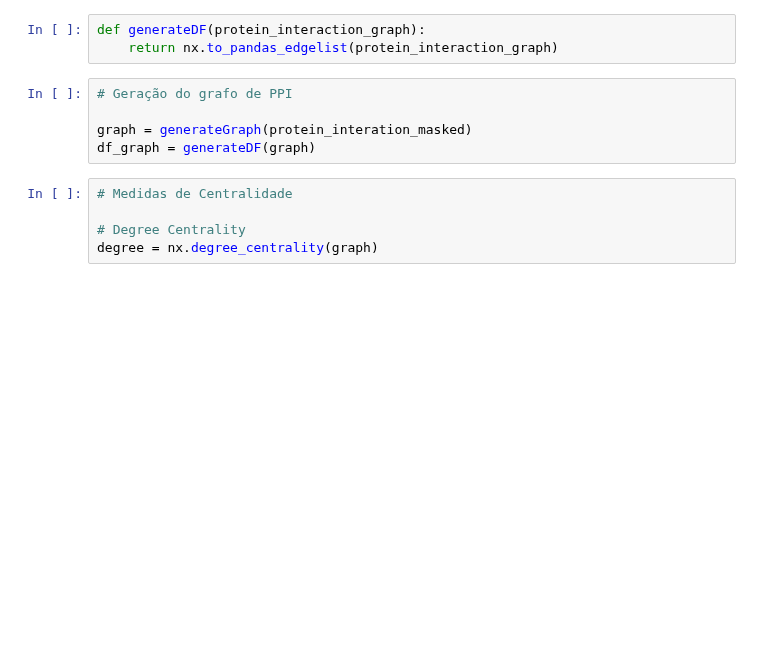
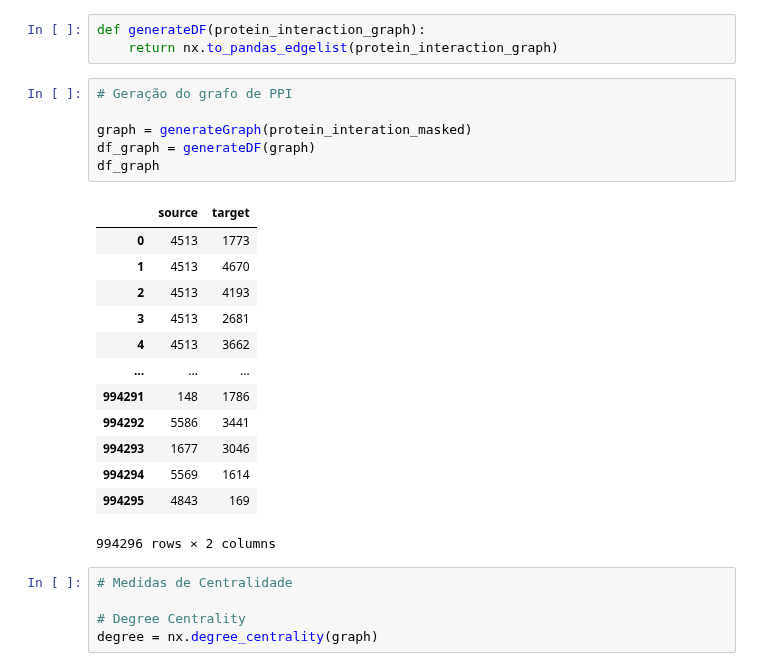
Before and after one commit to JessicaIta/deg-data-essentiality, a Jupyter notebook: STRING-deg-essenciality.ipynb, the cells around one changed output. Cells and saved outputs as stored; diff of their text form; blank space fills up the shorter version.

```diff
--- a/STRING-deg-essenciality.ipynb
+++ b/STRING-deg-essenciality.ipynb
@@ -191,8 +196,23 @@ def generateDF(protein_interaction_graph):
 # %%
 # Geração do grafo de PPI
 
 graph = generateGraph(protein_interation_masked)
 df_graph = generateDF(graph)
+df_graph
+# %% [output]
+|  | source | target |
+| 0 | 4513 | 1773 |
+| 1 | 4513 | 4670 |
+| 2 | 4513 | 4193 |
+| 3 | 4513 | 2681 |
+| 4 | 4513 | 3662 |
+| ... | ... | ... |
+| 994291 | 148 | 1786 |
+| 994292 | 5586 | 3441 |
+| 994293 | 1677 | 3046 |
+| 994294 | 5569 | 1614 |
+| 994295 | 4843 | 169 |
+994296 rows × 2 columns
 # %%
 # Medidas de Centralidade
 
```
Also changed, not shown: parts of 9 cells of this notebook, 2 other files.
